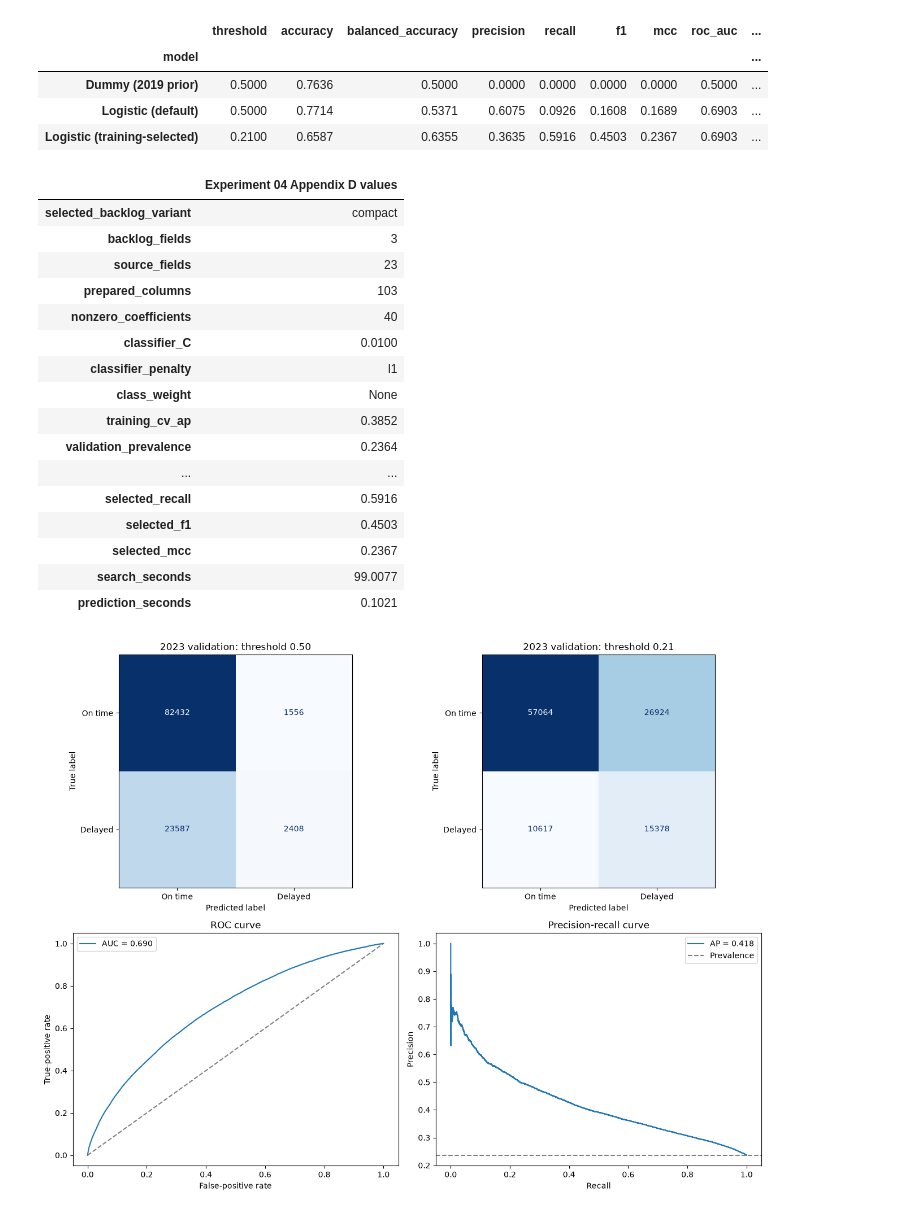
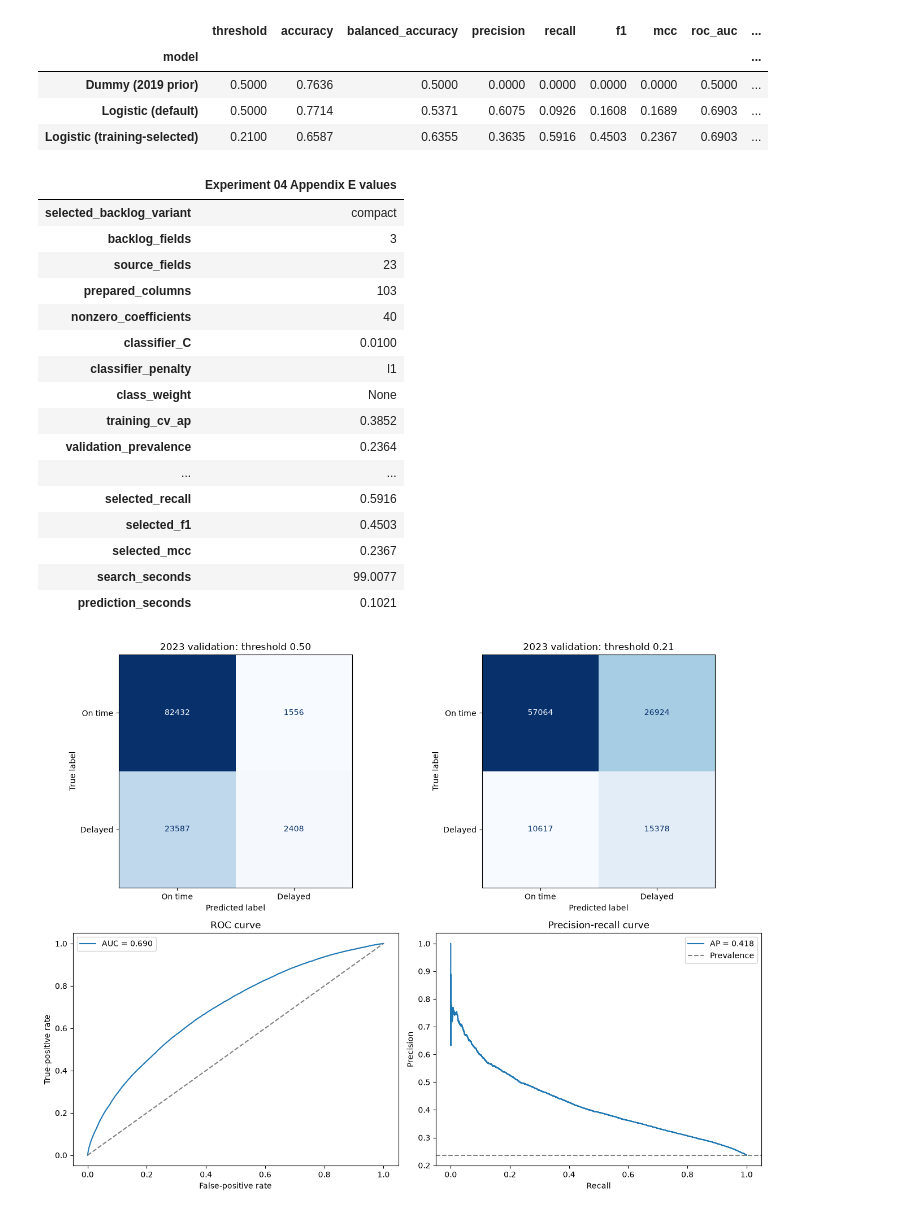
Before and after one commit to johndk/berkeley-ml-capstone, a Jupyter notebook: models/logistic_regression_1a_04.ipynb, the cells around one changed output. Drawn from its saved outputs; the diff is of its cells as text; code cells hidden in the pictures.

```diff
--- a/models/logistic_regression_1a_04.ipynb
+++ b/models/logistic_regression_1a_04.ipynb
@@ -584,35 +584,35 @@ appendix_d_summary = pd.Series({
     "source_fields": len(selected_feature_columns),
     "prepared_columns": len(encoded_feature_names),
     "nonzero_coefficients": int(nonzero_mask.sum()),
     "classifier_C": selected_search.best_params_["classifier__C"],
     "classifier_penalty": (
         "l1" if selected_search.best_params_["classifier__l1_ratio"] == 1.0 else "l2"
     ),
     "class_weight": str(selected_search.best_params_["classifier__class_weight"]),
     "training_cv_ap": selected_search.best_score_,
     "validation_prevalence": y_validation.mean(),
     "validation_ap": ranking_row["average_precision"],
     "validation_roc_auc": ranking_row["roc_auc"],
     "validation_brier": ranking_row["brier_score"],
     "selected_threshold": selected_threshold,
     "default_accuracy": default_row["accuracy"],
     "default_balanced_accuracy": default_row["balanced_accuracy"],
     "default_precision": default_row["precision"],
     "default_recall": default_row["recall"],
     "default_f1": default_row["f1"],
     "default_mcc": default_row["mcc"],
     "selected_accuracy": selected_row["accuracy"],
     "selected_balanced_accuracy": selected_row["balanced_accuracy"],
     "selected_precision": selected_row["precision"],
     "selected_recall": selected_row["recall"],
     "selected_f1": selected_row["f1"],
     "selected_mcc": selected_row["mcc"],
     "search_seconds": search_seconds,
     "prediction_seconds": prediction_seconds,
-}, name="Experiment 04 Appendix D values")
+}, name="Experiment 04 Appendix E values")
 appendix_d_summary.to_frame()
 # %% [output]
-|  | Experiment 04 Appendix D values |
+|  | Experiment 04 Appendix E values |
 | selected_backlog_variant | compact |
 | backlog_fields | 3 |
 | source_fields | 23 |
```
Also changed, not shown: 27 other files.
